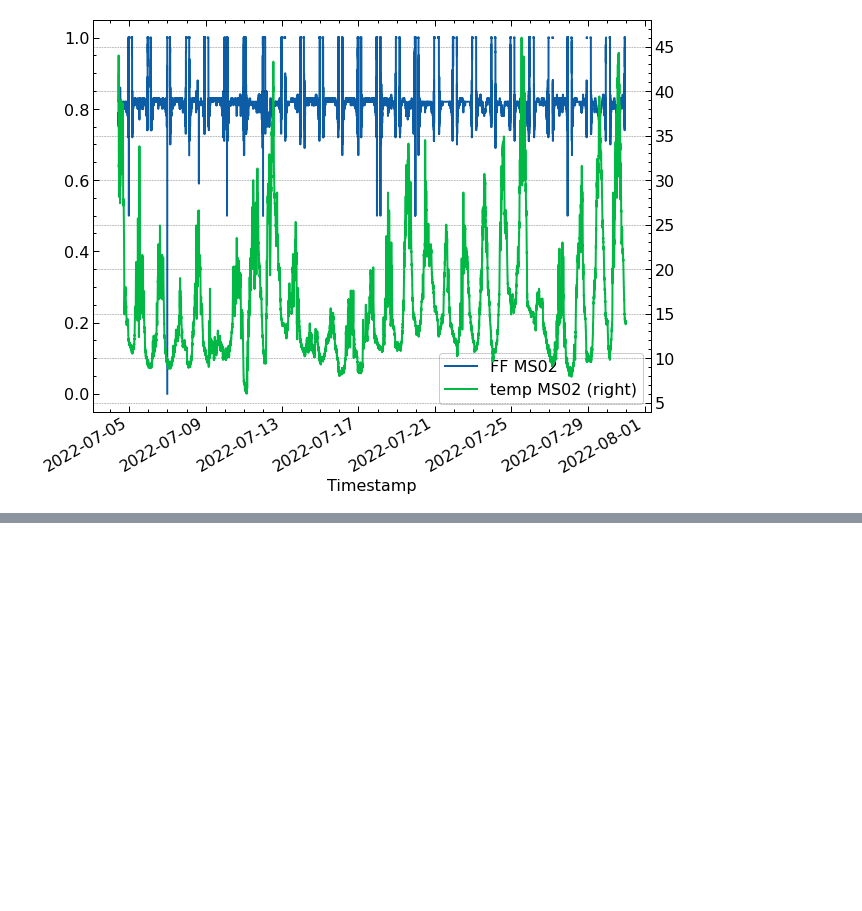
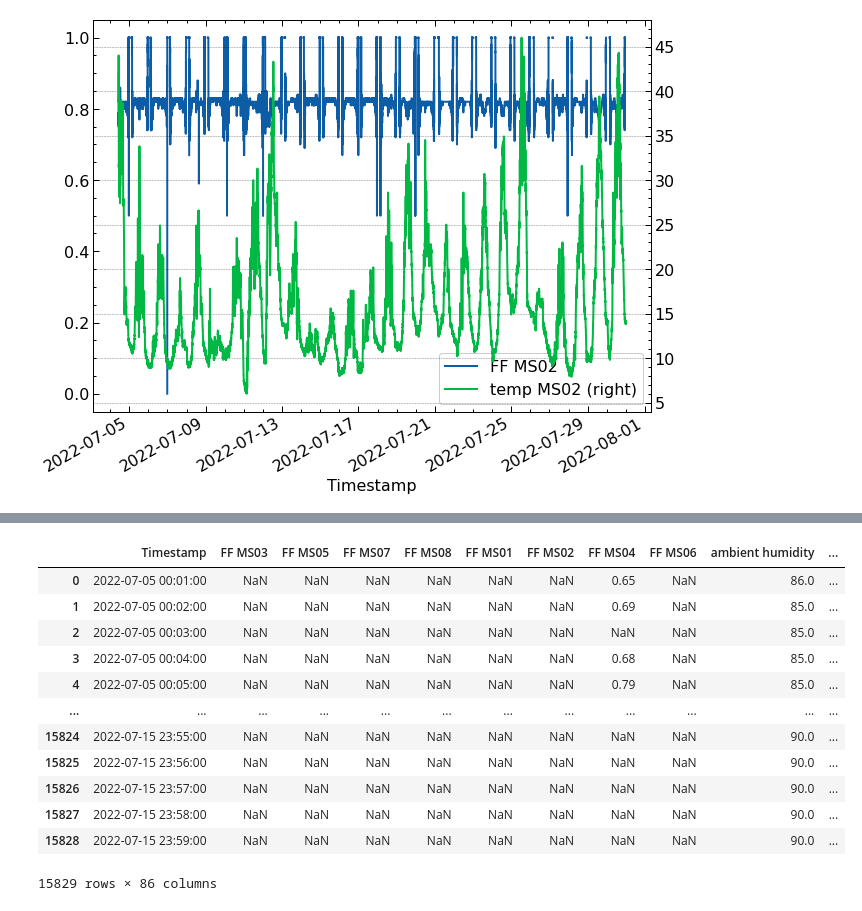
Before and after one commit to alfredoisg/MEDAL, a Jupyter notebook: AlfTests.ipynb, the cells around one changed output, grey strips where cells are left out. Saved outputs shown, nothing was run; the diff lists cells and outputs as text; code cells hidden in the pictures; blank space fills up the shorter version.

```diff
--- a/AlfTests.ipynb
+++ b/AlfTests.ipynb
@@ -48,0 +99,51 @@ df['Timestamp'].astype(str).str.contains(end_date))
+# %%
+def slicerTrue(df):
+
+    while True:
+        try:
+            aux_inpt=input('Enter start and end dates separated by semicolon space (YYYY-MM-DD; YYYY-MM-DD): ').split('; ')
+
+            if len(aux_inpt) != 2:
+                raise ValueError('Invalid input')
+
+
+            if not df['Timestamp'].astype(str).str.contains(aux_inpt[0]).any():
+                raise ValueError('Invalid start date')
+            if not df['Timestamp'].astype(str).str.contains(aux_inpt[1]).any():
+                raise ValueError('Invalid end date')
+            break
+
+        except ValueError as e:
+            print(e)
+            print('Try again')
+
+
+    start_date,end_date = aux_inpt[0], aux_inpt[1]
+
+    start_time = df[df['Timestamp'].astype(str).str.contains(start_date)].iloc[0].astype(str).iloc[0][-8:]
+    end_time = df[df['Timestamp'].astype(str).str.contains(end_date)].iloc[-1].astype(str).iloc[0][-8:]
+
+    df = df.set_index(['Timestamp'])
+
+
+
+    aux=df.loc[str(start_date)+' '+start_time:str(end_date)+' '+end_time]
+    aux.reset_index(inplace=True)
+
+    return aux
+# %%
+slicerTrue(df)
+# %% [output]
+|  | Timestamp | FF MS03 | FF MS05 | FF MS07 | FF MS08 | FF MS01 | FF MS02 | FF MS04 | FF MS06 | ambient humidity | ... |
+| 0 | 2022-07-05 00:01:00 | NaN | NaN | NaN | NaN | NaN | NaN | 0.65 | NaN | 86.0 | ... |
+| 1 | 2022-07-05 00:02:00 | NaN | NaN | NaN | NaN | NaN | NaN | 0.69 | NaN | 85.0 | ... |
+| 2 | 2022-07-05 00:03:00 | NaN | NaN | NaN | NaN | NaN | NaN | NaN | NaN | 85.0 | ... |
+| 3 | 2022-07-05 00:04:00 | NaN | NaN | NaN | NaN | NaN | NaN | 0.68 | NaN | 85.0 | ... |
+| 4 | 2022-07-05 00:05:00 | NaN | NaN | NaN | NaN | NaN | NaN | 0.79 | NaN | 85.0 | ... |
+| ... | ... | ... | ... | ... | ... | ... | ... | ... | ... | ... | ... |
+| 15824 | 2022-07-15 23:55:00 | NaN | NaN | NaN | NaN | NaN | NaN | NaN | NaN | 90.0 | ... |
+| 15825 | 2022-07-15 23:56:00 | NaN | NaN | NaN | NaN | NaN | NaN | NaN | NaN | 90.0 | ... |
+| 15826 | 2022-07-15 23:57:00 | NaN | NaN | NaN | NaN | NaN | NaN | NaN | NaN | 90.0 | ... |
+| 15827 | 2022-07-15 23:58:00 | NaN | NaN | NaN | NaN | NaN | NaN | NaN | NaN | 90.0 | ... |
+| 15828 | 2022-07-15 23:59:00 | NaN | NaN | NaN | NaN | NaN | NaN | NaN | NaN | 90.0 | ... |
+15829 rows × 86 columns
```
Also changed, not shown: parts of 6 cells of this notebook, 1 other file.
